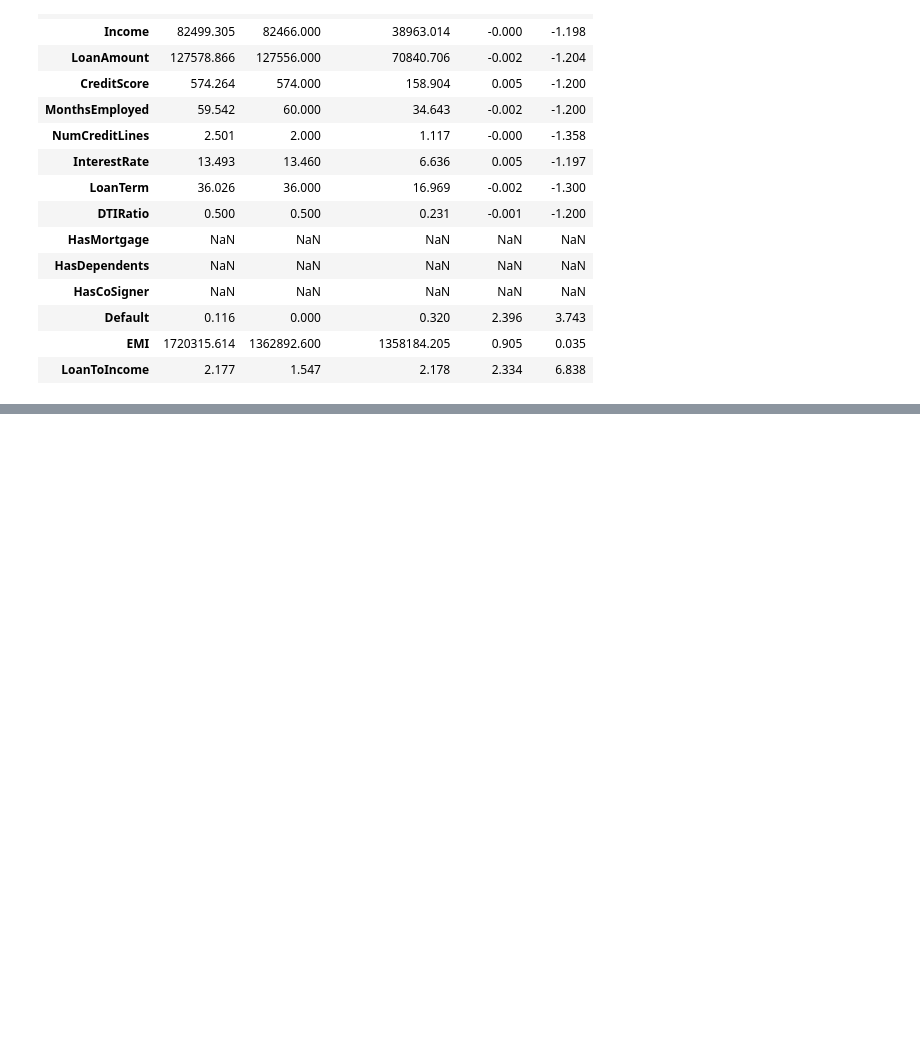
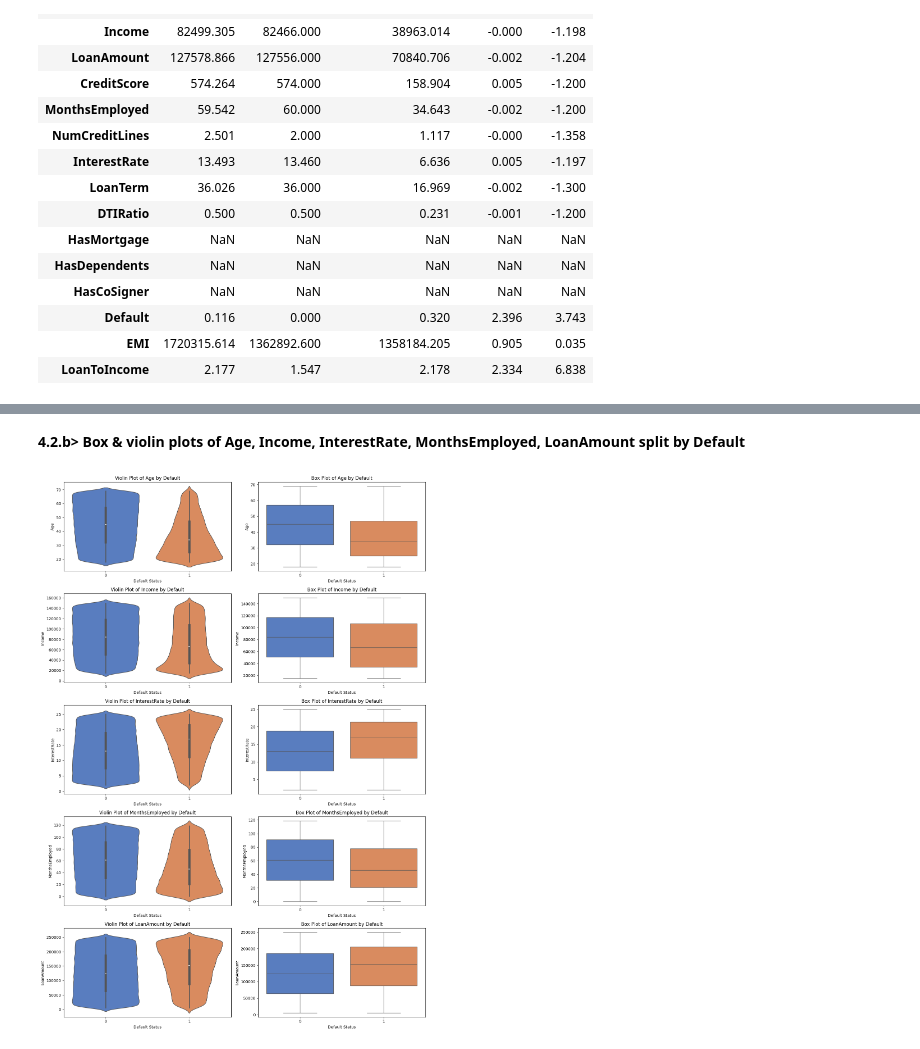
Before and after one commit to rudrascience/Loan_Default_Analysis, a Jupyter notebook: eda-rudrajit-das.ipynb, the cells around one changed output, grey strips where cells are left out. Saved outputs shown, nothing was run; the diff lists cells and outputs as text; code cells hidden in the pictures; blank space fills up the shorter version.

```diff
--- a/eda-rudrajit-das.ipynb
+++ b/eda-rudrajit-das.ipynb
@@ -539,0 +579,24 @@ display(summary_table)
+# %% [markdown]
+**4.2.b> Box & violin plots of Age, Income, InterestRate, MonthsEmployed, LoanAmount split by Default**
+# %%
+features_to_plot = ['Age', 'Income', 'InterestRate', 'MonthsEmployed', 'LoanAmount']
+fig, axes = plt.subplots(len(features_to_plot), 2, figsize=(14, 4 * len(features_to_plot)))
+
+for i, col in enumerate(features_to_plot):
+    # Violin plot on the left
+    sns.violinplot(data=df, x='Default', y=col, ax=axes[i, 0], palette='muted', hue='Default', legend=False)
+    axes[i, 0].set_title(f'Violin Plot of {col} by Default')
+    axes[i, 0].set_xlabel('Default Status')
+    axes[i, 0].set_ylabel(col)
+
+    # Box plot on the right
+    sns.boxplot(data=df, x='Default', y=col, ax=axes[i, 1], palette='muted', hue='Default', legend=False)
+    axes[i, 1].set_title(f'Box Plot of {col} by Default')
+    axes[i, 1].set_xlabel('Default Status')
+    axes[i, 1].set_ylabel(col)
+
+plt.tight_layout()
+plt.savefig(f"{OUT}/numerical_features_by_default.png", dpi=120)
+plt.show()
+# %% [output]
+[figure, added]
```
Also changed, not shown: parts of 15 cells of this notebook.
